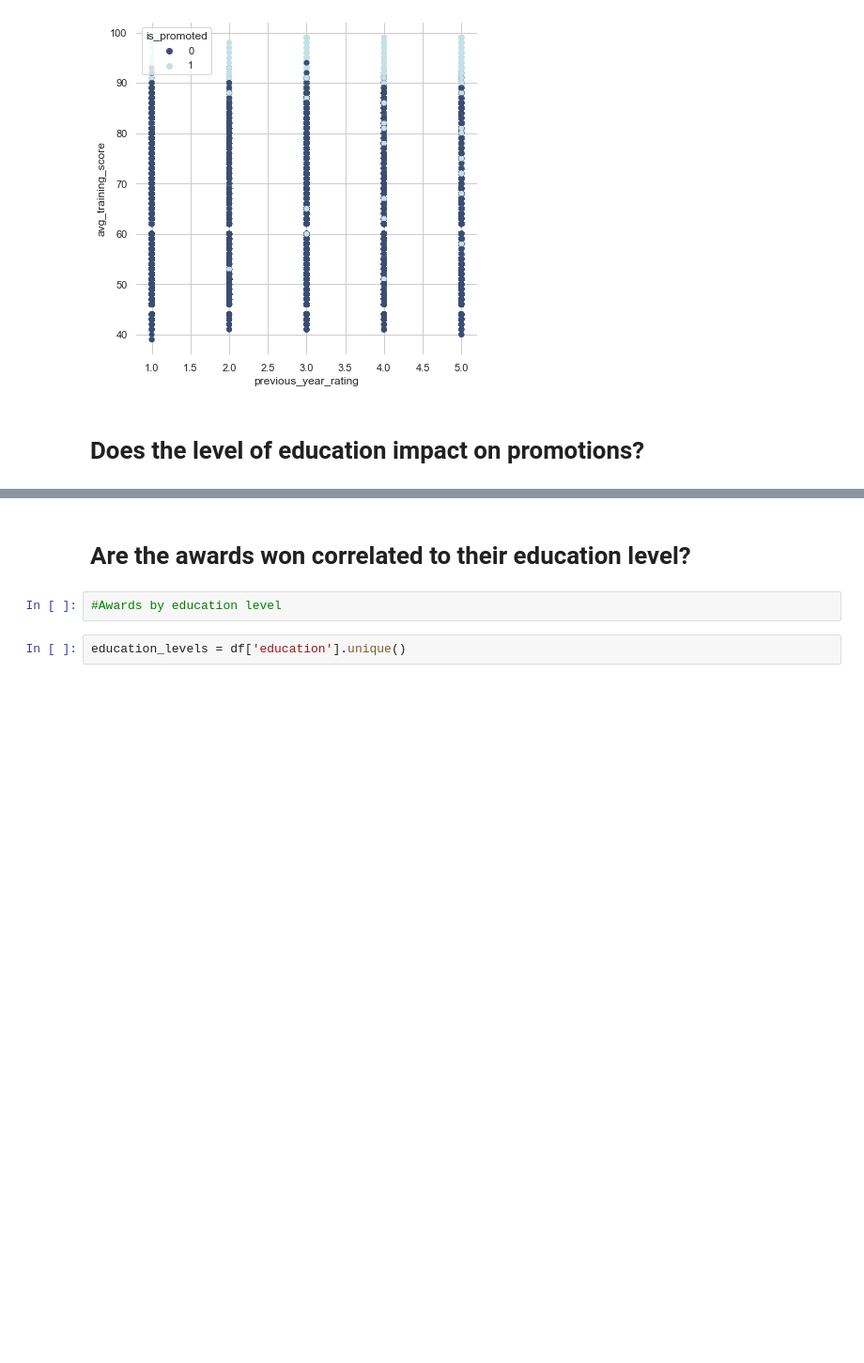
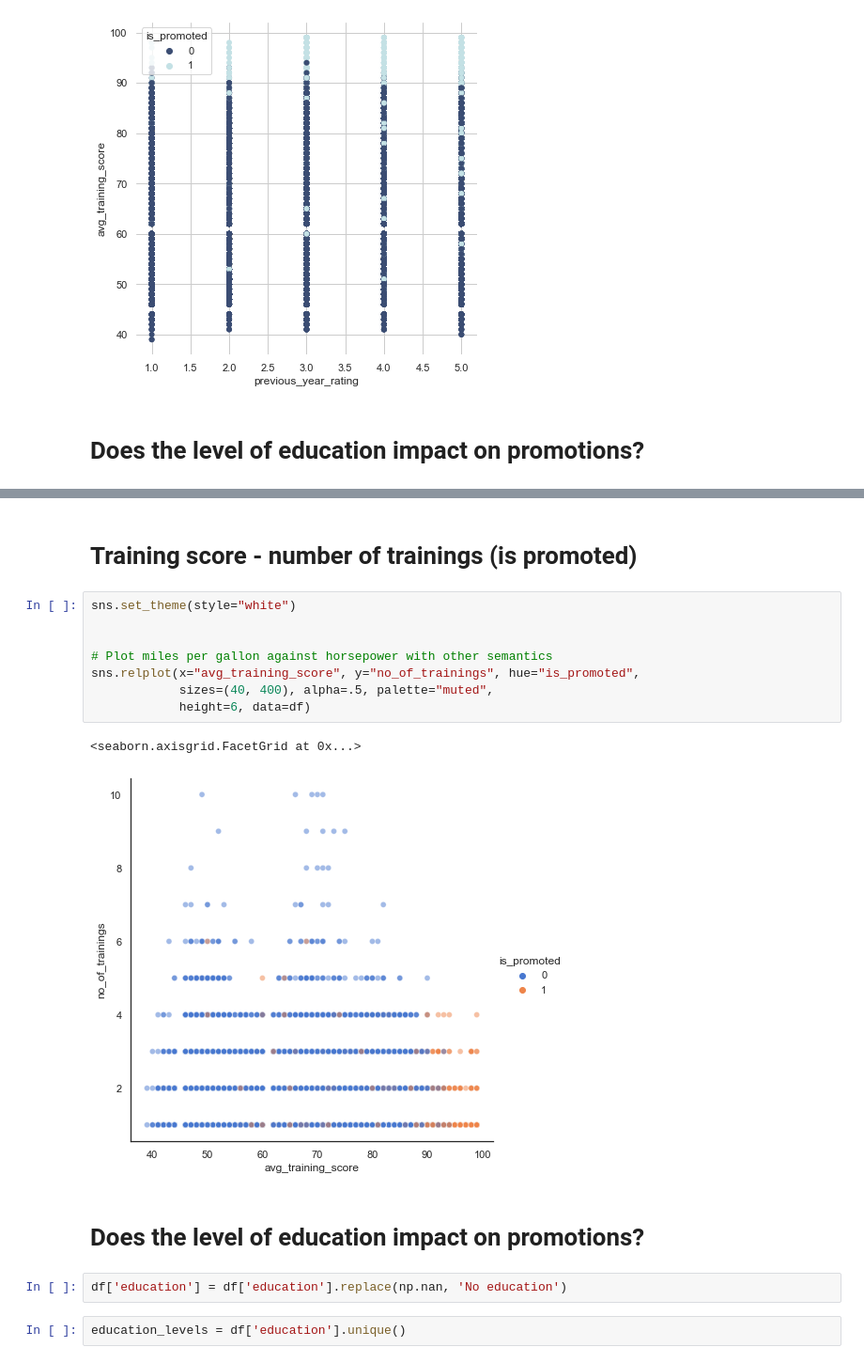
Before and after one commit to noriolg/HR-promocion-empleados, a Jupyter notebook: EDA/Answering Questions - Laura.ipynb, the cells around one changed output, grey strips where cells are left out. Shown at 94% size. Drawn from its saved outputs; the diff is of its cells as text; blank space fills up the shorter version.

```diff
--- a/EDA/Answering Questions - Laura.ipynb
+++ b/EDA/Answering Questions - Laura.ipynb
@@ -52,7 +89,20 @@ sns.scatterplot(x="previous_year_rating", y="avg_training_score",
+# %% [markdown]
+# Training score - number of trainings  (is promoted)
+# %%
+sns.set_theme(style="white")
+
+
+# Plot miles per gallon against horsepower with other semantics
+sns.relplot(x="avg_training_score", y="no_of_trainings", hue="is_promoted",
+            sizes=(40, 400), alpha=.5, palette="muted",
+            height=6, data=df)
+# %% [output]
+<seaborn.axisgrid.FacetGrid at 0x...>
+[figure, added]
 # %% [markdown]
-# Are the awards won correlated to their education level?
+# Does the level of education impact on promotions?
-# %%
-#Awards by education level
+# %%
+df['education'] = df['education'].replace(np.nan, 'No education')
 # %%
 education_levels = df['education'].unique()
 # %%
```
Also changed, not shown: parts of 18 cells of this notebook.
